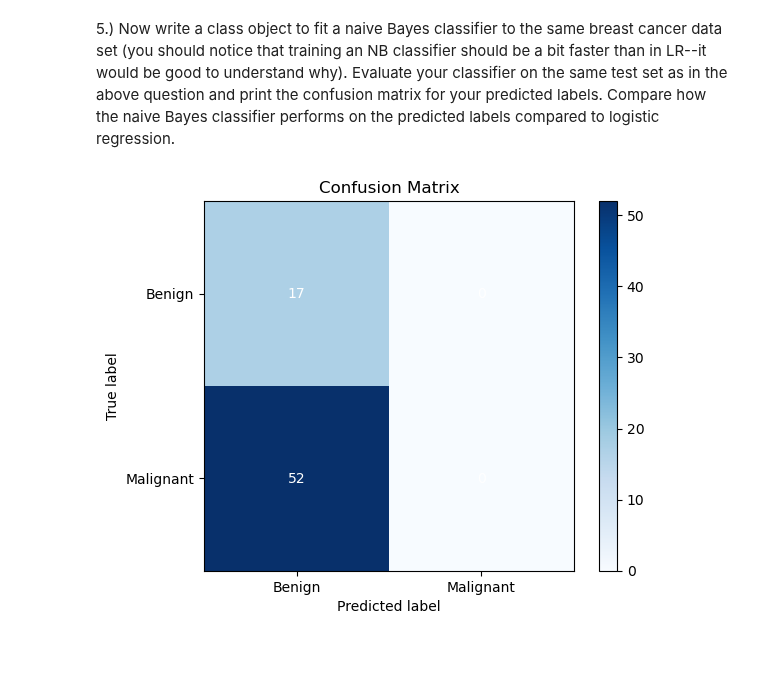
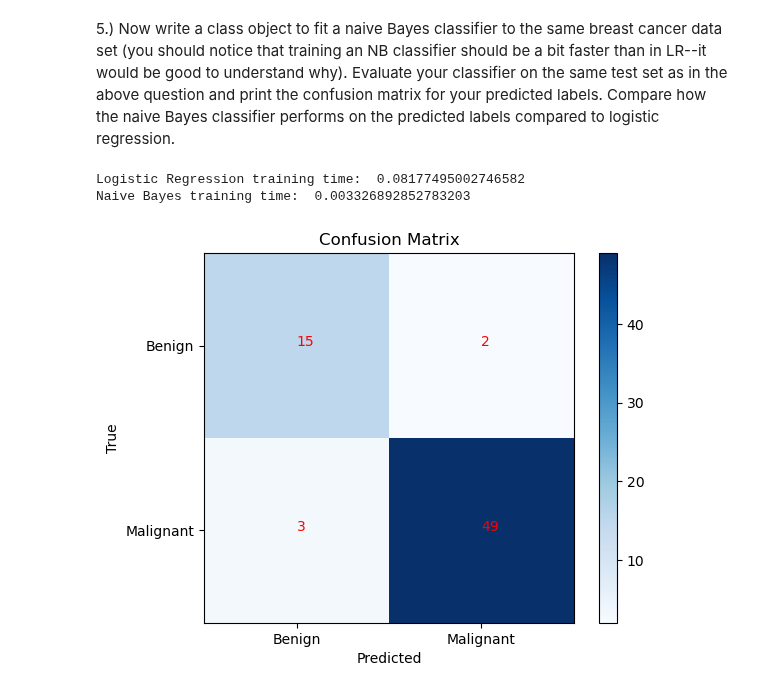
Before and after one commit to alexsuakim/MachineLearning, a Jupyter notebook: hw2 3035661061.ipynb, the cells around one changed output. Cells and saved outputs as stored; diff of their text form; code cells hidden in the pictures; blank space fills up the shorter version.

Commit message:
Update Naive Bayes in hw2

```diff
--- a/hw2 3035661061.ipynb
+++ b/hw2 3035661061.ipynb
@@ -153,40 +146,30 @@ class NaiveBayes(object):
 # %%
-breast_cancer = load_breast_cancer()
-X = breast_cancer['data']
-# for numerical stability, standardize inputs
-X -= X.mean(axis=0)
-X /= X.std(axis=0)
-Y = breast_cancer['target']
-X_train, X_test = X[:500], X[500:]
-Y_train, Y_test = Y[:500], Y[500:]
+# train NB
+NB = NaiveBayes(X=X_train,Y=Y_train)
+start_time = time.time()
+NB.fit()
+end_time = time.time()
+NB_training_time = end_time - start_time
+print("Logistic Regression training time: ", LR_training_time)
+print("Naive Bayes training time: ", NB_training_time,"\n")
 
-# Fit the Naive Bayes classifier
-NB = NaiveBayes()
-NB.fit(X_train, Y_train)
-
-# Predict on the test set
-test_predictions = NB.predict(X_test)
+#predict NB
+Y_pred = NB.predict(X_test)
 
 # Compute confusion matrix
-cm = confusion_matrix(Y_test, test_predictions)
+cm = confusion_matrix(Y_test, Y_pred)
 
-# Plot the confusion matrix
+# Compute & plot confusion matrix
+cm = confusion_matrix(Y_test, Y_pred)
 fig, ax = plt.subplots()
 im = ax.imshow(cm, interpolation='nearest', cmap=plt.cm.Blues)
 ax.figure.colorbar(im, ax=ax)
-ax.set(xticks=np.arange(cm.shape[1]),
-       yticks=np.arange(cm.shape[0]),
-       xticklabels=['Benign', 'Malignant'],
-       yticklabels=['Benign', 'Malignant'],
-       title='Confusion Matrix',
-       ylabel='True label',
-       xlabel='Predicted label')
-
-# Annotate the confusion matrix cells with the counts
+ax.set(xticks=np.arange(cm.shape[1]), yticks=np.arange(cm.shape[0]), xticklabels=['Benign', 'Malignant'], yticklabels=['Benign', 'Malignant'], title='Confusion Matrix', ylabel='True', xlabel='Predicted')
 for i in range(cm.shape[0]):
     for j in range(cm.shape[1]):
-        ax.text(j, i, str(cm[i, j]), ha='center', va='center', color='white')
-
+        ax.text(j, i, str(cm[i, j]), color='red')
 plt.show()
 # %% [output]
+Logistic Regression training time:  0.08177495002746582
+Naive Bayes training time:  0.003326892852783203
-[figure, old version]
+[figure, new version]
```
Also changed, not shown: parts of 4 cells of this notebook.
